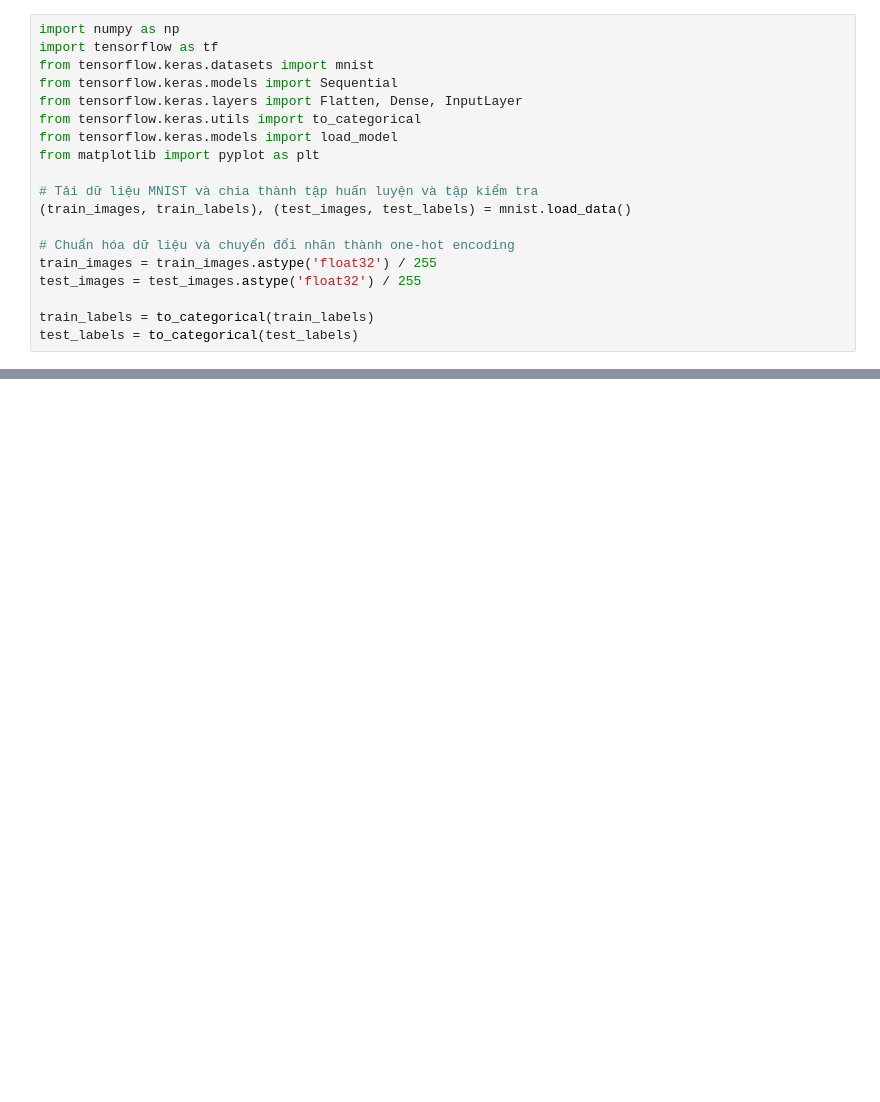
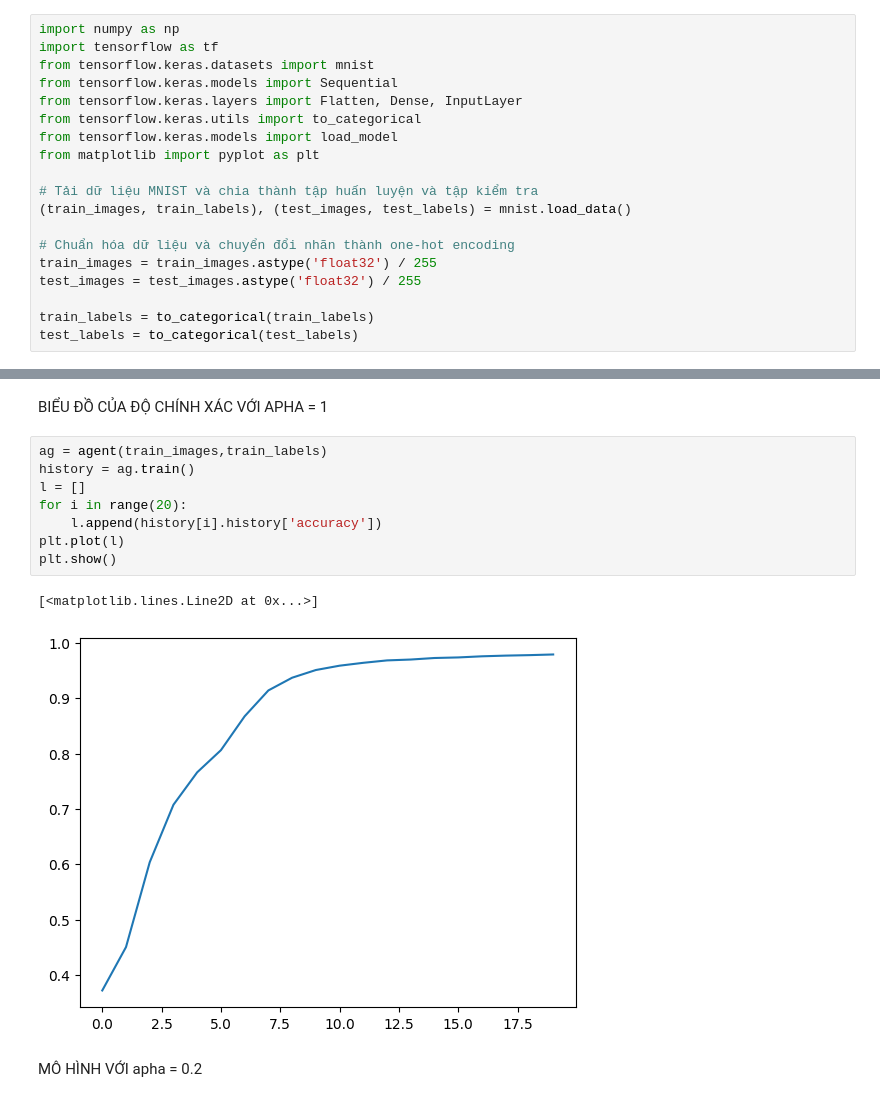
Before and after one commit to PLKhang/PythonAI, a Jupyter notebook: DeepQlearningMultiLayer.ipynb, the cells around one changed output, grey strips where cells are left out. Drawn from its saved outputs; the diff is of its cells as text; blank space fills up the shorter version.

```diff
--- a/DeepQlearningMultiLayer.ipynb
+++ b/DeepQlearningMultiLayer.ipynb
@@ -20,3 +74,18 @@ test_labels = to_categorical(test_labels)
+# %% [markdown]
+BIỂU ĐỒ CỦA ĐỘ CHÍNH XÁC VỚI APHA = 1
+# %%
+ag = agent(train_images,train_labels)
+history = ag.train()
+l = []
+for i in range(20):
+    l.append(history[i].history['accuracy'])
+plt.plot(l)
+plt.show()
+# %% [output]
+[<matplotlib.lines.Line2D at 0x...>]
+[figure, added]
+# %% [markdown]
+MÔ HÌNH VỚI apha = 0.2
 # %%
 from scipy import sparse
 import random
```
Also changed, not shown: parts of 9 cells of this notebook, 3 other files.
